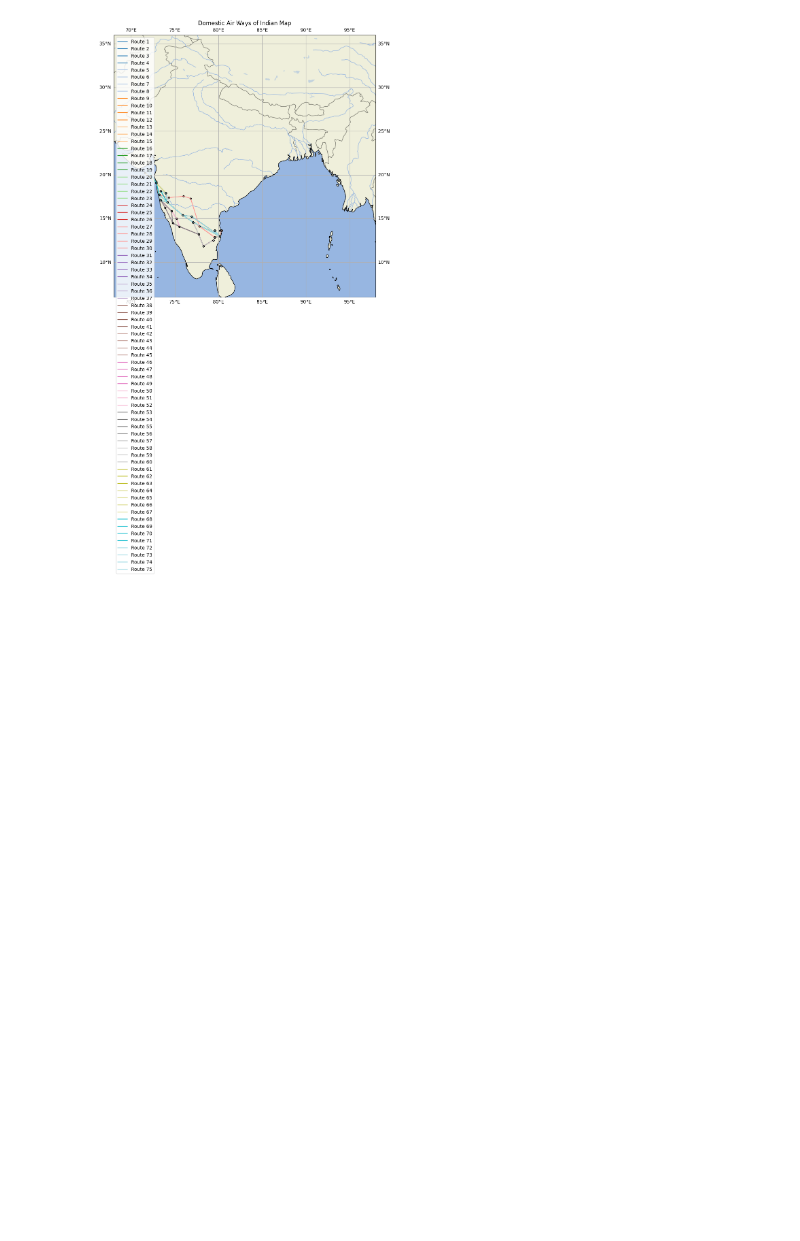
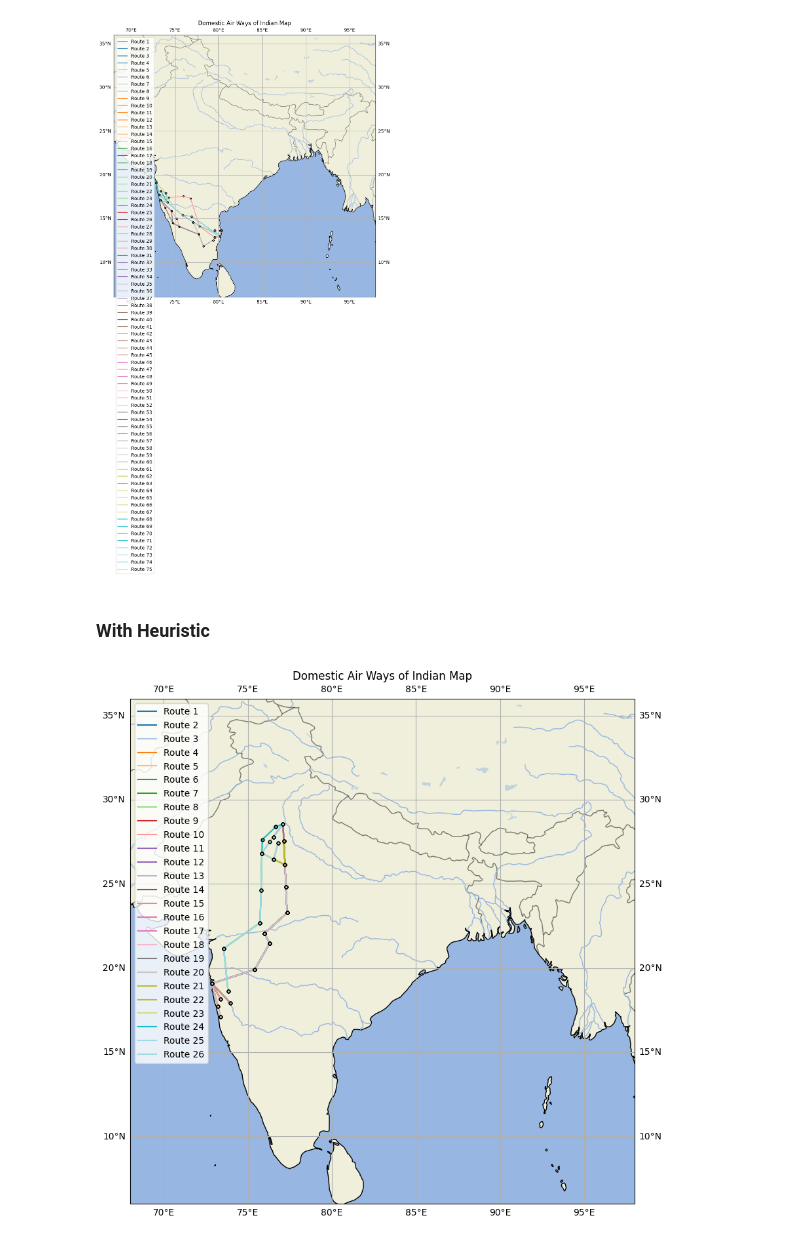
Before and after one commit to mahita-panga/byte_busters, a Jupyter notebook: Notebooks/PathPlanning.ipynb, the cells around one changed output. Saved outputs shown, nothing was run; the diff lists cells and outputs as text; code cells hidden in the pictures; blank space fills up the shorter version.

Commit message:
added distance heuristic in path planning

```diff
--- a/Notebooks/PathPlanning.ipynb
+++ b/Notebooks/PathPlanning.ipynb
@@ -458,3 +458,5 @@ def plot_routes(routes):
 plot_routes(find_multiple_paths((13,80),(19,72)))
 # %% [output]
 [figure]
+# %% [markdown]
+### With Heuristic
@@ -460,0 +550,15 @@ plot_routes(find_multiple_paths((13,80),(19,72)))
+# %%
+def find_multiple_paths(src , des) :
+    lat , long = src
+    src_nodes = find_nearest_coordinates(navigationalId_map, lat, long , n =5)
+    lat , long = des
+    des_nodes = find_nearest_coordinates(navigationalId_map, lat, long , n =5)
+    paths = []
+    for src_node in src_nodes :
+        for des_node in des_nodes :
+            paths.extend(a_star_euclidean(graph ,src_node , des_node ,max_paths=3))
+    return paths
+
+plot_routes(find_multiple_paths((18,73),(28,77)))
+# %% [output]
+[figure, added]
```
Also changed, not shown: parts of 3 cells of this notebook.
